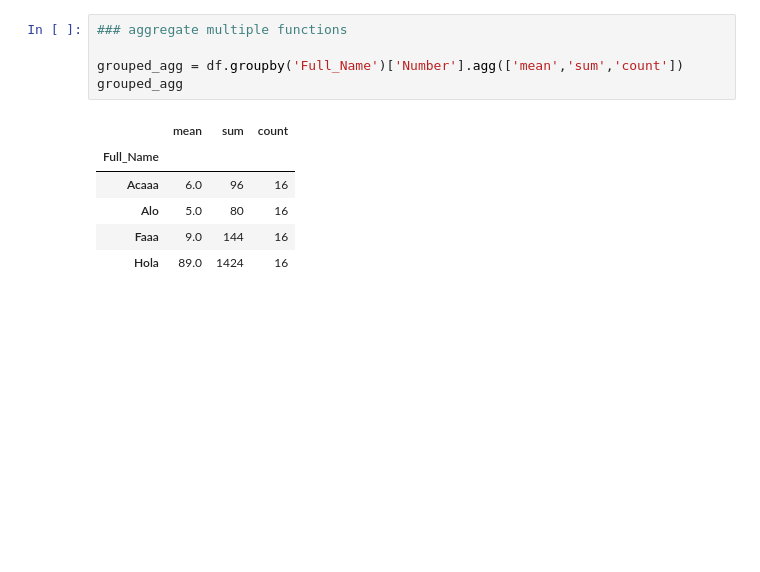
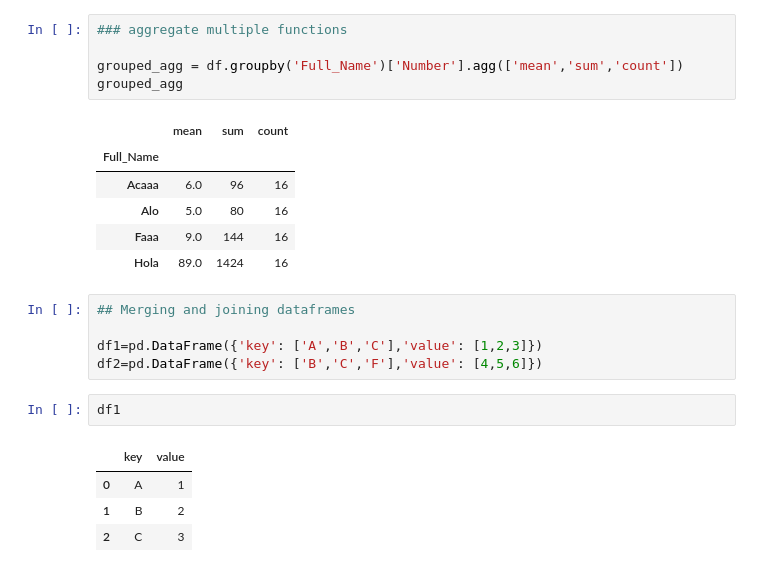
Before and after one commit to BrayanFlores21/python_ml_course, a Jupyter notebook: 10. Data Analysis/10.3-analysis.ipynb, the cells around one changed output. Drawn from its saved outputs; the diff is of its cells as text; blank space fills up the shorter version.

```diff
--- a/10. Data Analysis/10.3-analysis.ipynb
+++ b/10. Data Analysis/10.3-analysis.ipynb
@@ -184,3 +184,15 @@ grouped_agg
 | Alo | 5.0 | 80 | 16 |
 | Faaa | 9.0 | 144 | 16 |
 | Hola | 89.0 | 1424 | 16 |
+# %%
+## Merging and joining dataframes
+
+df1=pd.DataFrame({'key': ['A','B','C'],'value': [1,2,3]})
+df2=pd.DataFrame({'key': ['B','C','F'],'value': [4,5,6]})
+# %%
+df1
+# %% [output]
+|  | key | value |
+| 0 | A | 1 |
+| 1 | B | 2 |
+| 2 | C | 3 |
```
Also changed, not shown: parts of 6 cells of this notebook.
